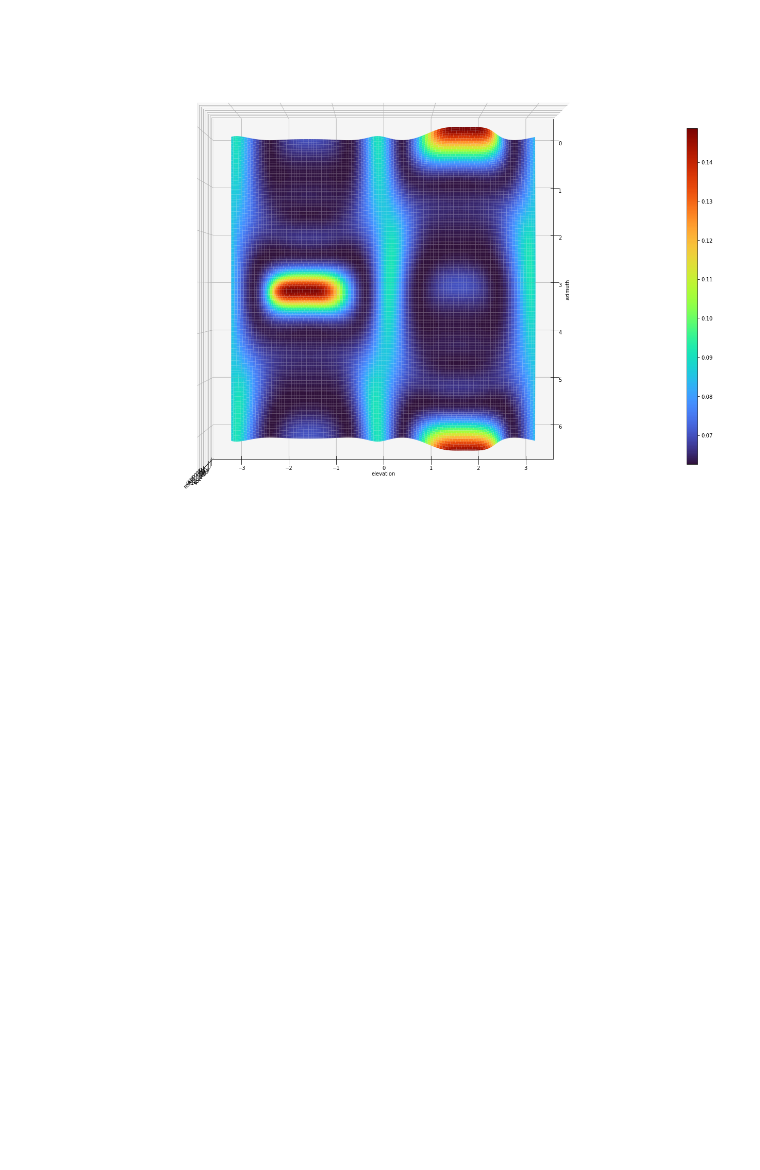
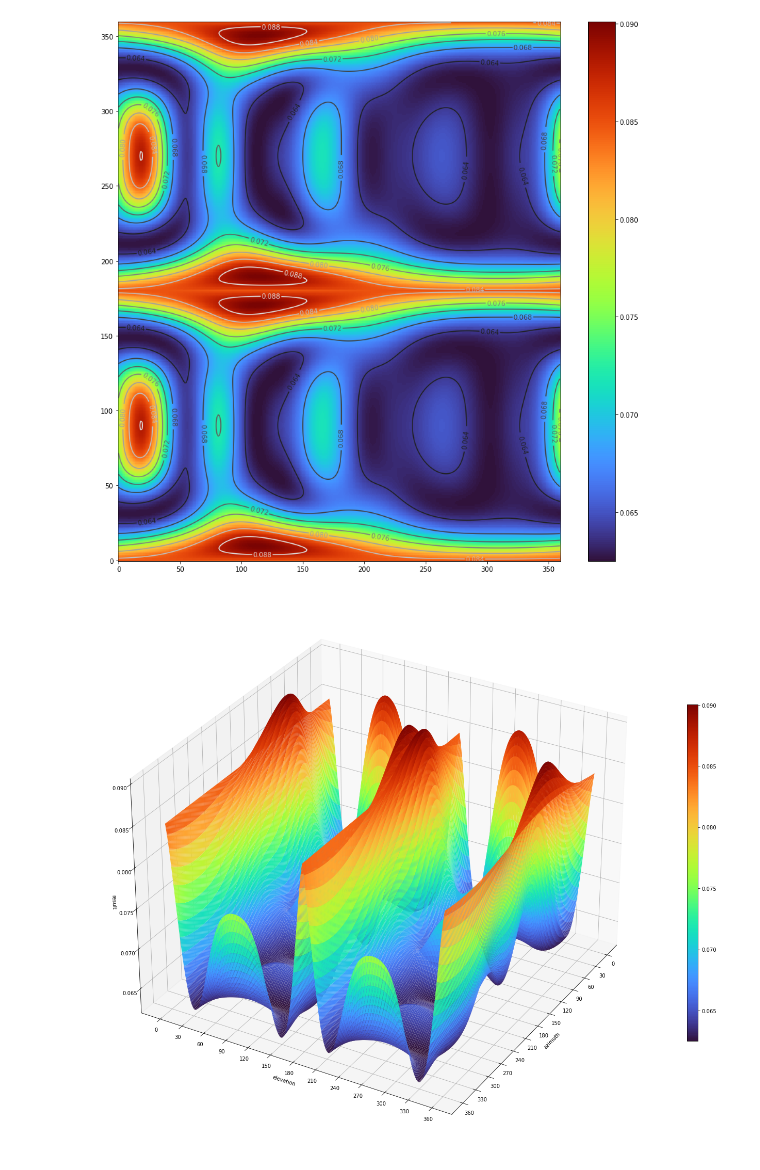
Before and after one commit to rp-alevato/TCC, a Jupyter notebook: src/research/music_spectrum_plot.ipynb, the cells around one changed output. Drawn from its saved outputs; the diff is of its cells as text; code cells hidden in the pictures; blank space fills up the shorter version.

```diff
--- a/src/research/music_spectrum_plot.ipynb
+++ b/src/research/music_spectrum_plot.ipynb
@@ -8,8 +9,8 @@ from pathlib import Path
 
 root_dir = str(Path.cwd().parent.parent)
 # %%
-def print_spectrum(file_name, size=24, angle_up=30, angle_side=45):
-    data = pd.read_csv(root_dir + "/data/music_spectrum_data/" + file_name, index_col=0, dtype=np.double)
+def plot_spectrum_3d(file_name, size=24, angle_up=30, angle_side=45):
+    data = pd.read_csv(root_dir + "/data/music_spectrum/" + file_name, index_col=0, dtype=np.double)
     data.columns = pd.to_numeric(data.columns)
     data = data.loc[:,:]
     x = data.index.to_numpy()
@@ -21,9 +22,11 @@ def print_spectrum(file_name, size=24, angle_up=30, angle_side=45):
     fig = plt.figure(figsize=(size, size))
     ax = plt.axes(projection='3d')
     ax.view_init(angle_up, angle_side)
-    surf = ax.plot_surface(X, Y, Z, cmap='turbo', linewidth=0, rcount=150, ccount=300, alpha=1)
+    surf = ax.plot_surface(X, Y, Z, cmap='turbo', linewidth=0, rcount=200, ccount=200, alpha=1)
     ax.set_xlabel("azimuth")
+    ax.set_xticks(range(0, 361, 30))
     ax.set_ylabel("elevation")
+    ax.set_yticks(range(0, 361, 30))
     ax.set_zlabel("result")
     fig.colorbar(surf, ax=ax, shrink=0.5, aspect=30)
     plt.show()
@@ -67,9 +33,32 @@ def print_spectrum(file_name, size=24, angle_up=30, angle_side=45):
+# %%
+def plot_spectrum_contour(file_name, size=15):
+    data = pd.read_csv(root_dir + "/data/music_spectrum/" + file_name, index_col=0, dtype=np.double)
+    data.columns = pd.to_numeric(data.columns)
+    data = data.loc[:,:]
+    x = data.index.to_numpy()
+    y = data.columns.to_numpy()
+    z = data.values
+    X, Y = np.meshgrid(x,y)
+    Z = z.transpose()
+
+    fig = plt.figure(figsize=(size, size))
+    plot = plt.pcolormesh(x, y, Z, cmap='turbo')
+
+    # contour needs the centers
+    cset = plt.contour(X, Y, Z, cmap='gray')
+    plt.clabel(cset)
+
+    plt.colorbar(plot)
+    plt.savefig('plot_z_flat.png')
 # %%
-print_spectrum("close_sample_0000.csv", angle_up=90, angle_side=0)
-# print_spectrum("close_sample_0029.csv")
-# print_spectrum("close_sample_0300.csv")
-# print_spectrum("close_sample_0900.csv", angle_up=10, angle_side=0)
-# print_spectrum("close_sample_1500.csv")
-# print_spectrum("close_sample_2700.csv")
+plot_spectrum_contour("adj_close_sample_0029.csv")
+plot_spectrum_3d("adj_close_sample_0029.csv", angle_up=30, angle_side=30)
+# plot_spectrum("temp_close_sample_0029.csv", angle_up=90, angle_side=0)
+# plot_spectrum("close_sample_0029.csv")
+# plot_spectrum("close_sample_0300.csv")
+# plot_spectrum("close_sample_0900.csv", angle_up=10, angle_side=0)
+# plot_spectrum("close_sample_1500.csv")
+# plot_spectrum("close_sample_2700.csv")
 # %% [output]
-[figure, old version]
+[figure, new version]
+[figure, added]
```
Also changed, not shown: parts of 2 cells of this notebook, 43 other files.
